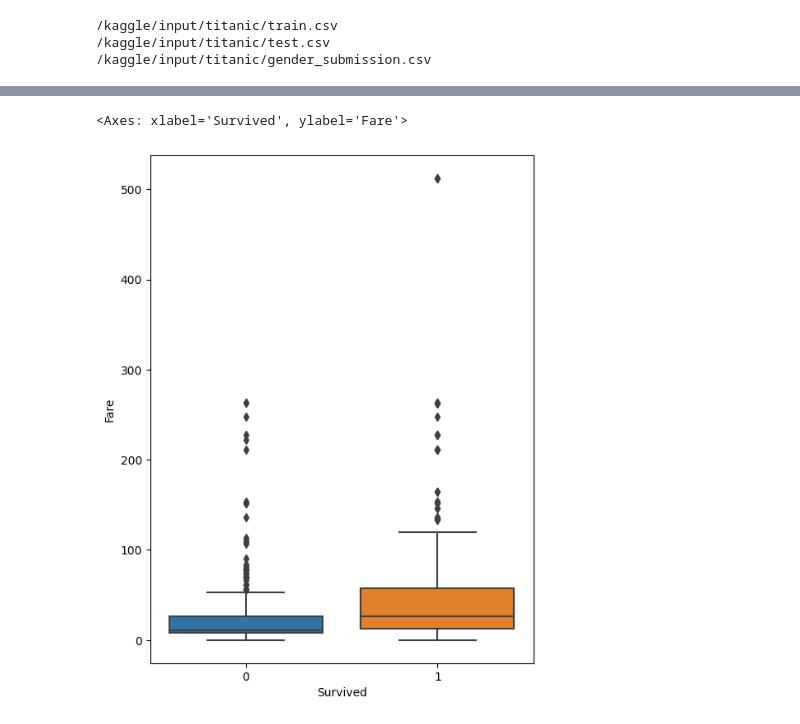
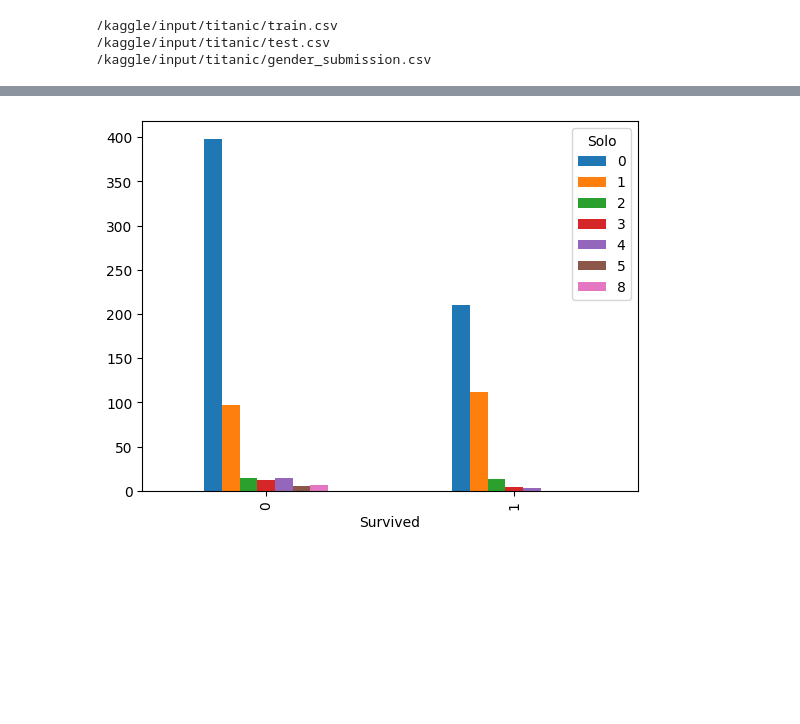
Before and after one commit to amartya-pandey/kaggle-competitions, a Jupyter notebook: Titanic-MachineLearningfromDisaster.ipynb, the cells around one changed output, grey strips where cells are left out. Saved outputs shown, nothing was run; the diff lists cells and outputs as text; code cells hidden in the pictures; blank space fills up the shorter version.

```diff
--- a/Titanic-MachineLearningfromDisaster.ipynb
+++ b/Titanic-MachineLearningfromDisaster.ipynb
@@ -119,0 +179,5 @@ plt.show()
+# %%
+pd.crosstab(y, X['Solo']).plot(kind='bar')
+plt.show()
+# %% [output]
+[figure, added]
@@ -120,6 +187,3 @@ plt.show()
 # %%
 plt.figure(figsize=(6,8))
-sns.boxplot(data=train, x='Survived', y='Fare')
+sns.boxplot(data=train, x=Y, y='Fare')
-# %% [output]
-<Axes: xlabel='Survived', ylabel='Fare'>
-[figure, removed]
```
Also changed, not shown: parts of 32 cells of this notebook.
